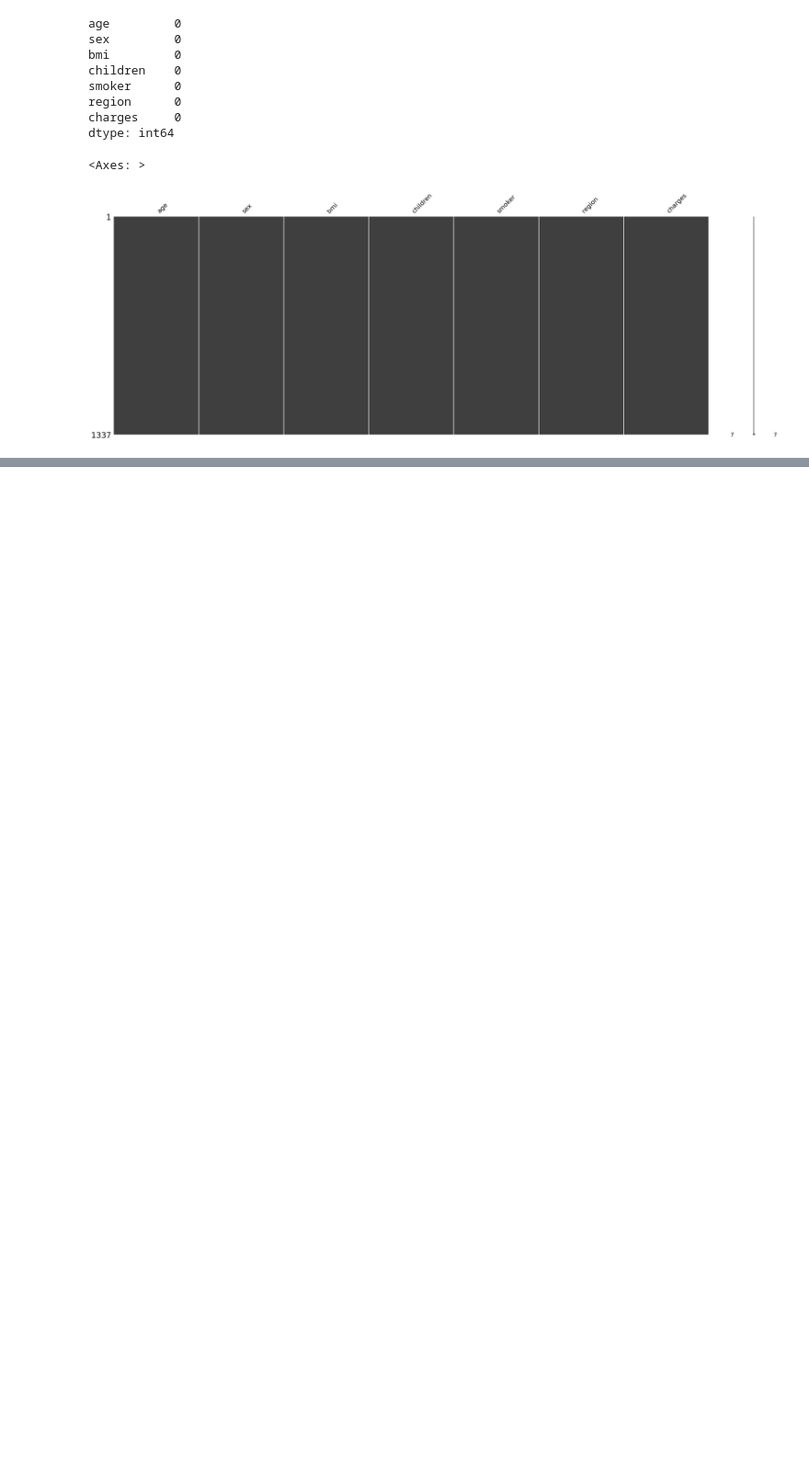
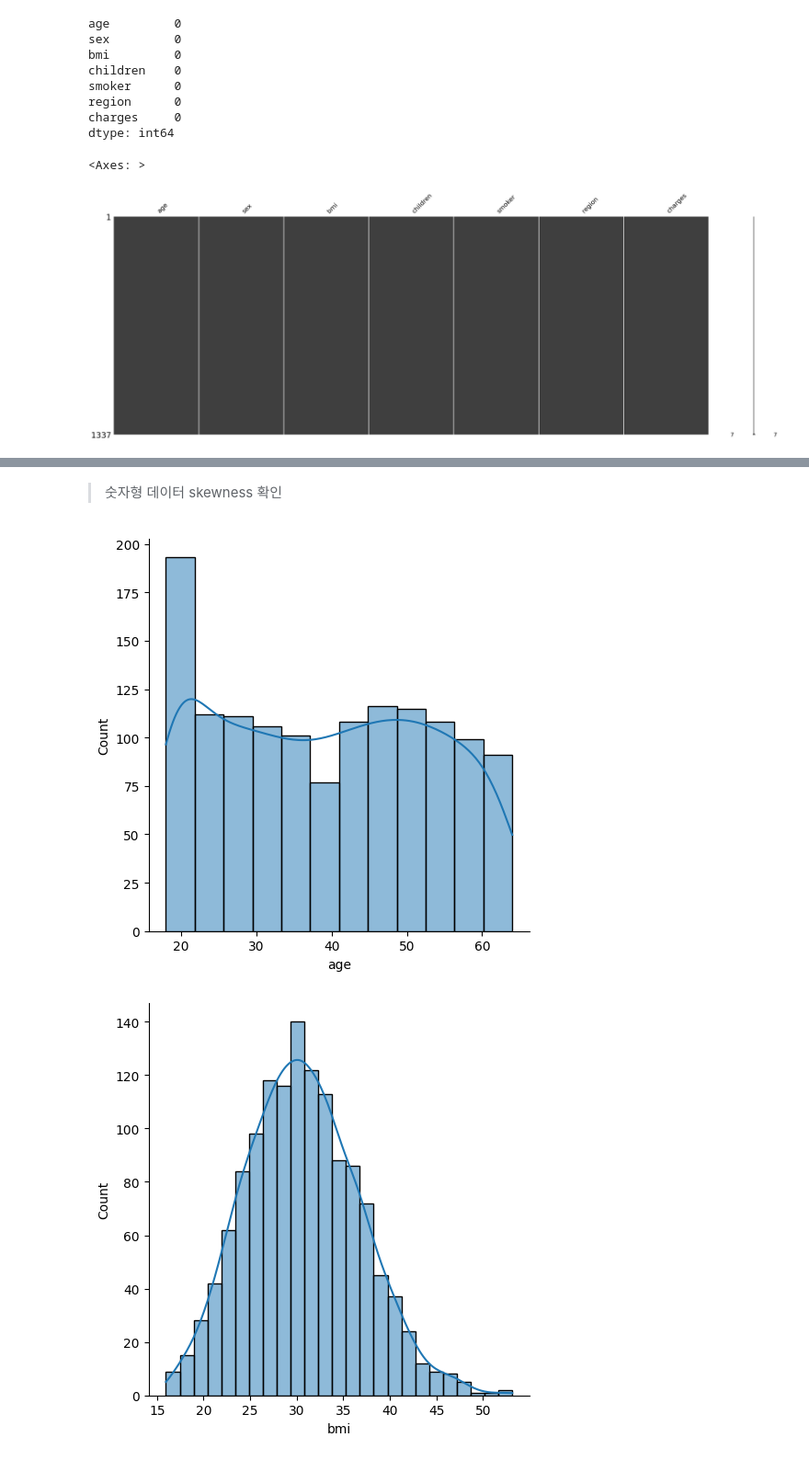
Before and after one commit to yunyun3599/MLStudy, a Jupyter notebook: Data_Anaylsis_And_Machine_Learning/02_insurance_fee_prediction/insurance_fee_prediction.ipynb, the cells around one changed output, grey strips where cells are left out. Shown at 92% size. Cells and saved outputs as stored; diff of their text form; code cells hidden in the pictures; blank space fills up the shorter version.

```diff
--- a/Data_Anaylsis_And_Machine_Learning/02_insurance_fee_prediction/insurance_fee_prediction.ipynb
+++ b/Data_Anaylsis_And_Machine_Learning/02_insurance_fee_prediction/insurance_fee_prediction.ipynb
@@ -343,0 +363,17 @@ dtype: int64
+# %% [markdown]
+> 숫자형 데이터 skewness 확인
+# %%
+# 데이터 컬럼 타입이 np.number인 것만 가져오기
+numeric_data = data.select_dtypes(include=np.number)
+
+# 데이터 컬럼 타입이 np.number인 컬럼 이름들 가져오기
+columns = numeric_data.columns.values
+number_of_columns = 4
+number_of_rows = int(len(columns)-1 / number_of_columns)
+
+# 컬럼별 히스토그램 그리기
+for column in columns:
+  sns.displot(numeric_data[column], kde=True)
+# %% [output]
+[figure, added]
+[figure, added]
```
Also changed, not shown: parts of 16 cells of this notebook.
